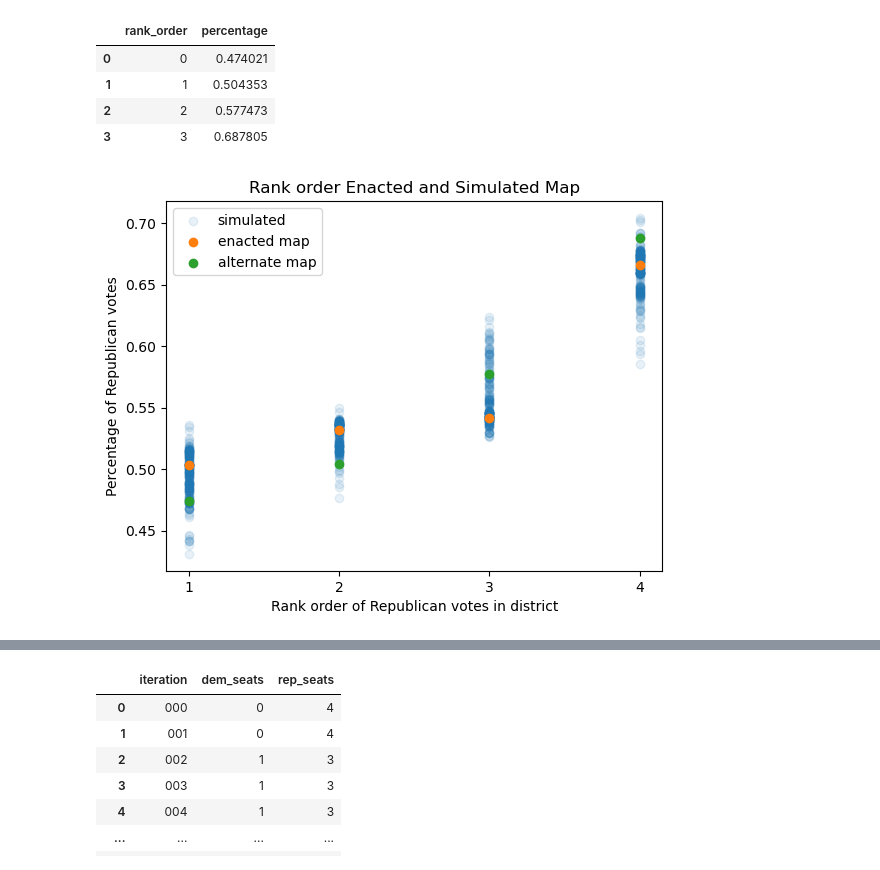
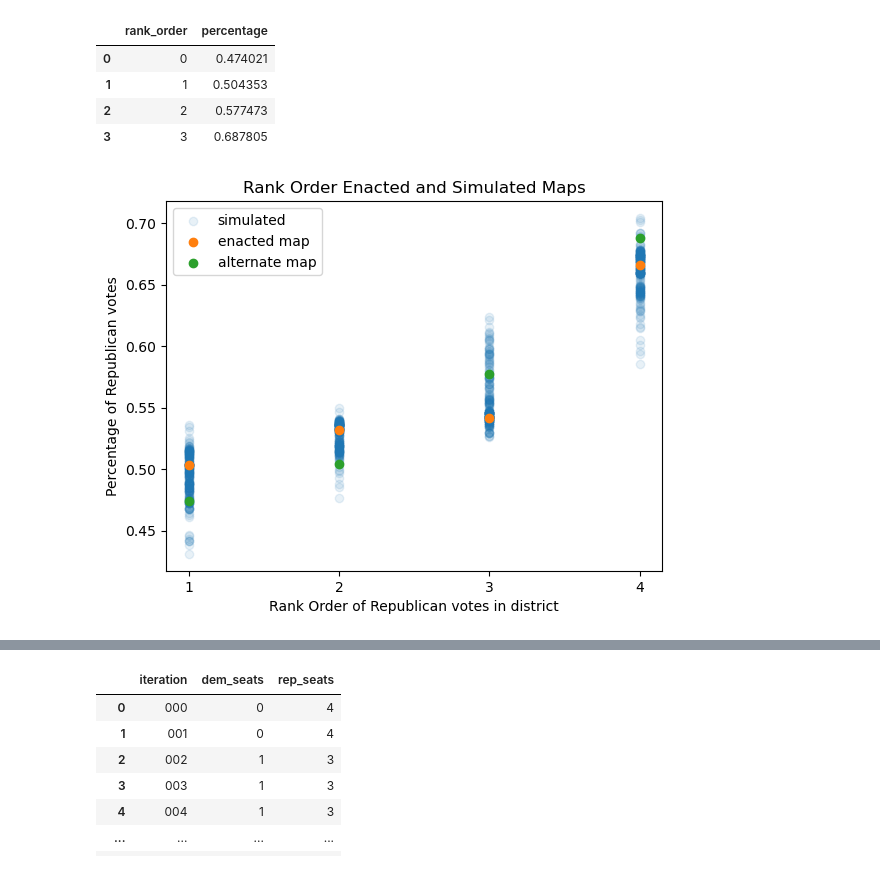
Before and after one commit to stefaniegwangphd/ia-redistricting, a Jupyter notebook: seat_share_tabulation.ipynb, the cells around one changed output, grey strips where cells are left out. Cells and saved outputs as stored; diff of their text form; code cells hidden in the pictures.

```diff
--- a/seat_share_tabulation.ipynb
+++ b/seat_share_tabulation.ipynb
@@ -131,20 +131,20 @@ alternate_map_df
 # %%
 X=simulation_df['rank_order']
 Y=simulation_df['percentage']
 x=enacted_map_df['rank_order']
 y=enacted_map_df['percentage']
 a=alternate_map_df['rank_order']
 b=alternate_map_df['percentage']
 
 plt.scatter(X, Y, alpha=.1, zorder=1, label='simulated')
 plt.scatter(x, y, zorder=2, label='enacted map')
 plt.scatter(a, b, zorder=3, label='alternate map')
-plt.xlabel('Rank order of Republican votes in district')
+plt.xlabel('Rank Order of Republican votes in district')
 plt.ylabel('Percentage of Republican votes')
-plt.title('Rank order Enacted and Simulated Map')
+plt.title('Rank Order Enacted and Simulated Maps')
 plt.legend(loc='upper left')
 plt.show()
 # %% [output]
-[figure, old version]
+[figure, new version]
 # %%
 sns.boxplot(x=X, y=Y, zorder=1)
```
Also changed, not shown: parts of 3 cells of this notebook.
